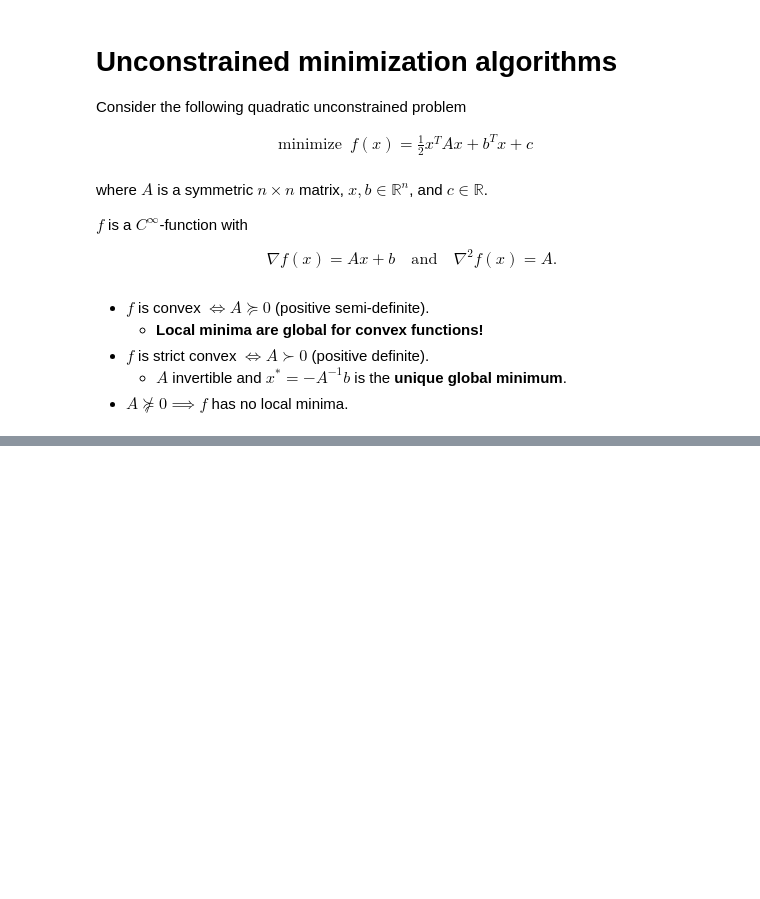
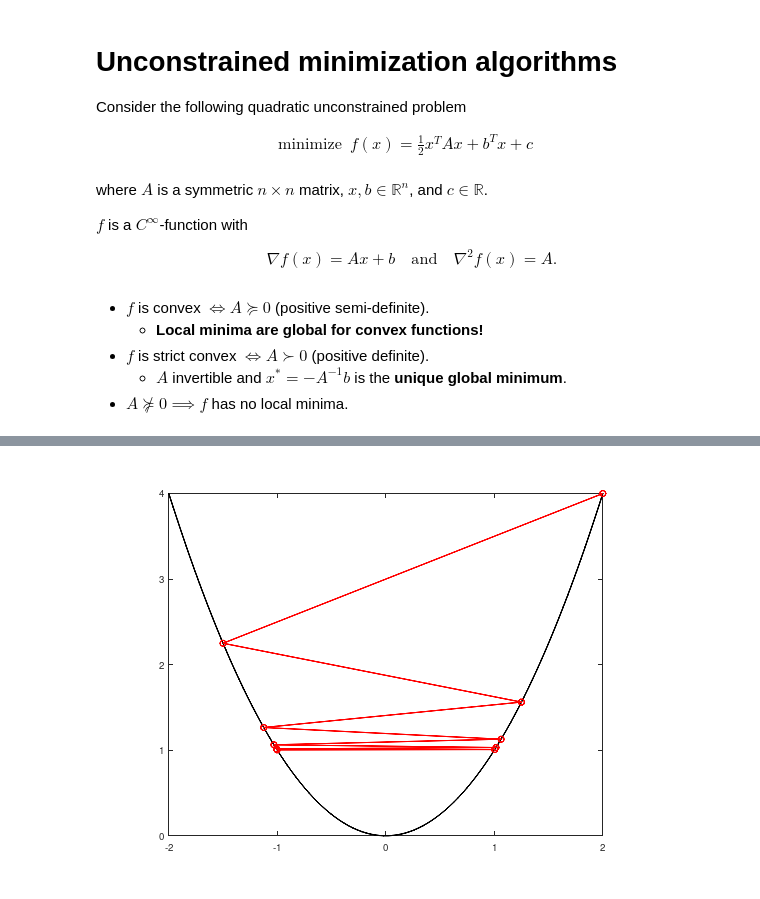
Before and after one commit to siko1056/optim-2021, a Jupyter notebook: jupyter/nlo-lecture-03-unres-min-alg.ipynb, the cells around one changed output, grey strips where cells are left out. Saved outputs shown, nothing was run; the diff lists cells and outputs as text; code cells hidden in the pictures; blank space fills up the shorter version.

```diff
--- a/jupyter/nlo-lecture-03-unres-min-alg.ipynb
+++ b/jupyter/nlo-lecture-03-unres-min-alg.ipynb
@@ -93,0 +140,18 @@ $$
+# %%
+f = @(x) x.^2;
+x = linspace (-2, 2, 100);
+plot (x, f(x), 'k', 'LineWidth', 2);
+hold on;
+
+alpha = @(k) 2 + 3 / 2^(k + 1);
+
+N = 10;
+x = zeros (1, N);
+x(1) = 2;
+for k = 1:(N - 1)
+  x(k + 1) = x(k) + alpha(k - 1) * (-1)^(k);
+end
+
+plot (x, f(x), 'ro-', 'LineWidth', 2);
+# %% [output]
+[figure, added]
```
Also changed, not shown: parts of 32 cells of this notebook, 2 other files.
